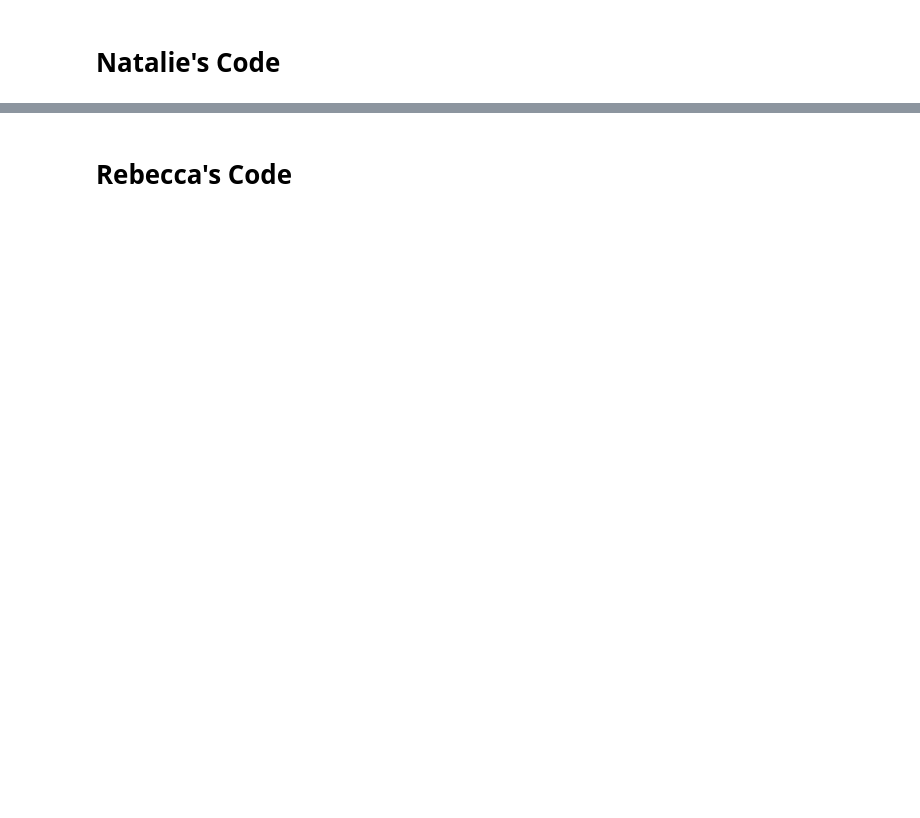
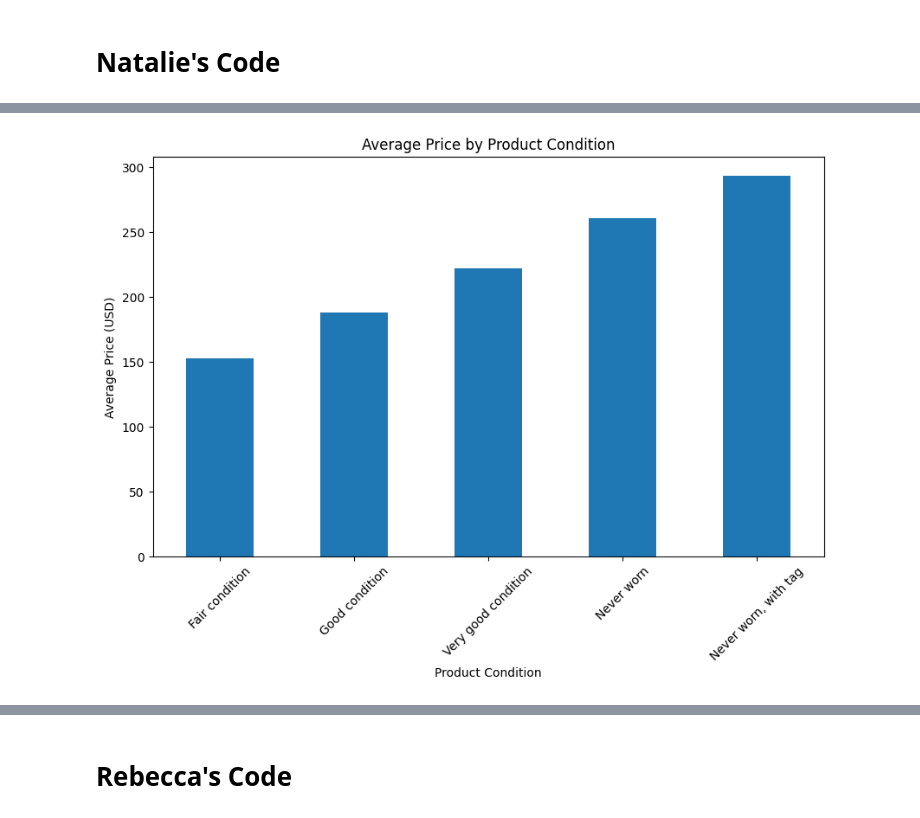
Before and after one commit to lucheuer/Project-1, a Jupyter notebook: Project_1_Group_3.ipynb, the cells around one changed output, grey strips where cells are left out. Cells and saved outputs as stored; diff of their text form; code cells hidden in the pictures; blank space fills up the shorter version.

```diff
--- a/Project_1_Group_3.ipynb
+++ b/Project_1_Group_3.ipynb
@@ -268,13 +271,15 @@ plt.show()
 # %%
 #Average Price by Product Condition
 
-average_price_condition = df.groupby('product_condition')['price_usd'].mean().sort_values()
+average_price_condition = vestiaire_clean.groupby('product_condition')['price_usd'].mean().sort_values()
 
 plt.figure(figsize=(10, 6))
 average_price_condition.plot(kind='bar')
 plt.title('Average Price by Product Condition')
 plt.xlabel('Product Condition')
 plt.ylabel('Average Price (USD)')
 plt.xticks(rotation=45)
 plt.show()
+# %% [output]
+[figure, added]
 # %%
```
Also changed, not shown: parts of 43 cells of this notebook, 21 other files.
